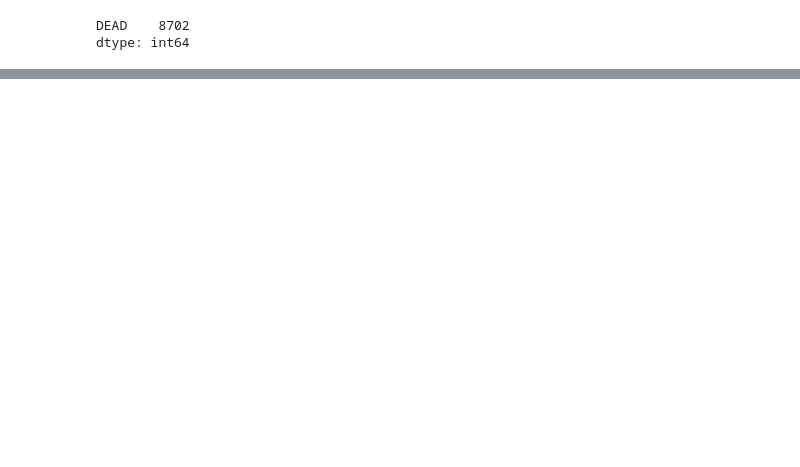
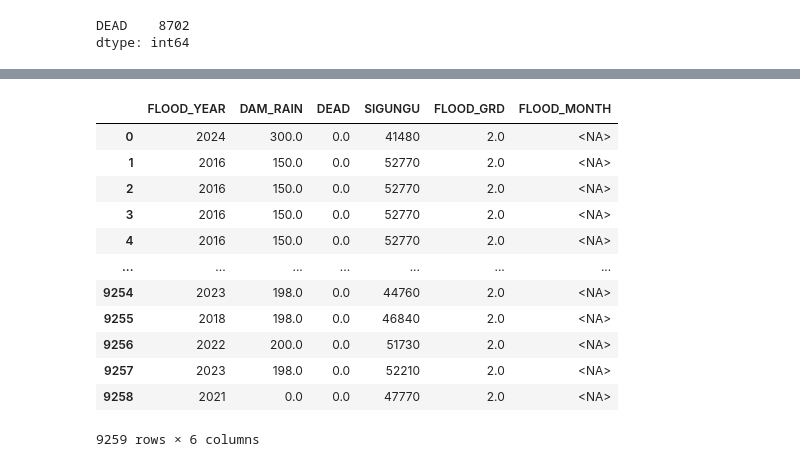
Before and after one commit to Encore-SKN-24/ML_MINI_5TEAM, a Jupyter notebook: src/features/kmj/data.ipynb, the cells around one changed output, grey strips where cells are left out. Saved outputs shown, nothing was run; the diff lists cells and outputs as text; code cells hidden in the pictures; blank space fills up the shorter version.

```diff
--- a/src/features/kmj/data.ipynb
+++ b/src/features/kmj/data.ipynb
@@ -507,3 +530,9 @@ df_merge[['DEAD']].isnull().sum()
 # %% [output]
 DEAD    8702
 dtype: int64
+# %%
+df_merge[['DEAD']]= df_merge[['DEAD']].fillna(0)
+# %%
+rain_median = df_merge['DAM_RAIN'].median()
+# %%
+df_merge[['DAM_RAIN']] = df_merge[['DAM_RAIN']].fillna(rain_median)
@@ -509,0 +566,3 @@ dtype: int64
+# %%
+flood_grade_mean = df_merge['FLOOD_GRD']
+df_merge[['FLOOD_GRD']] = df_merge[['FLOOD_GRD']].fillna(2)
@@ -509,0 +596,16 @@ dtype: int64
+# %%
+df_merge
+# %% [output]
+|  | FLOOD_YEAR | DAM_RAIN | DEAD | SIGUNGU | FLOOD_GRD | FLOOD_MONTH |
+| 0 | 2024 | 300.0 | 0.0 | 41480 | 2.0 | <NA> |
+| 1 | 2016 | 150.0 | 0.0 | 52770 | 2.0 | <NA> |
+| 2 | 2016 | 150.0 | 0.0 | 52770 | 2.0 | <NA> |
+| 3 | 2016 | 150.0 | 0.0 | 52770 | 2.0 | <NA> |
+| 4 | 2016 | 150.0 | 0.0 | 52770 | 2.0 | <NA> |
+| ... | ... | ... | ... | ... | ... | ... |
+| 9254 | 2023 | 198.0 | 0.0 | 44760 | 2.0 | <NA> |
+| 9255 | 2018 | 198.0 | 0.0 | 46840 | 2.0 | <NA> |
+| 9256 | 2022 | 200.0 | 0.0 | 51730 | 2.0 | <NA> |
+| 9257 | 2023 | 198.0 | 0.0 | 52210 | 2.0 | <NA> |
+| 9258 | 2021 | 0.0 | 0.0 | 47770 | 2.0 | <NA> |
+9259 rows × 6 columns
```
Also changed, not shown: parts of 25 cells of this notebook, 1 other file.
